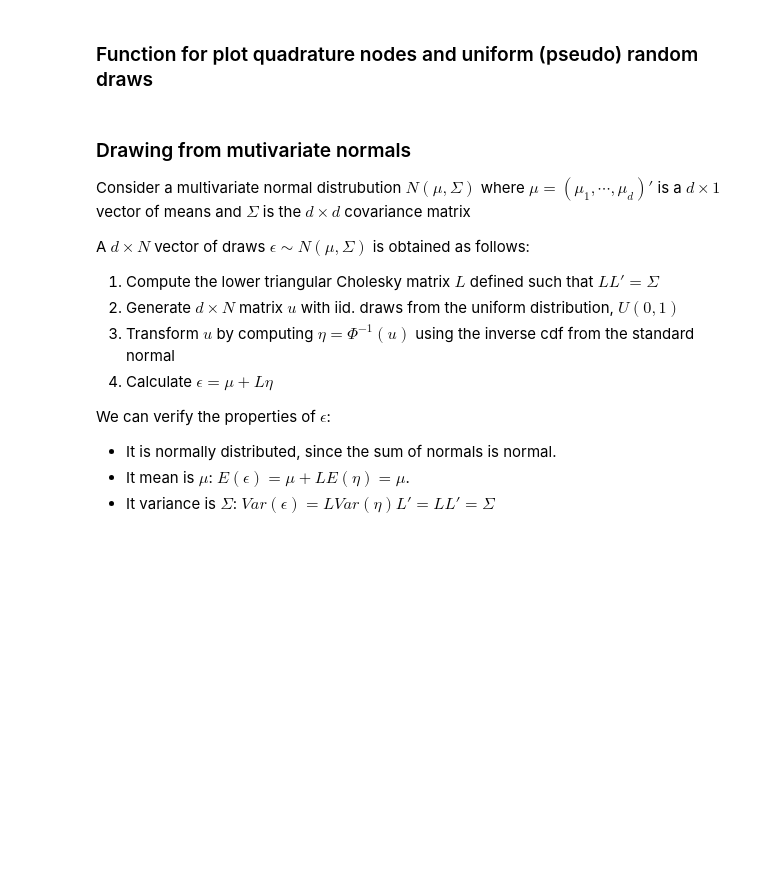
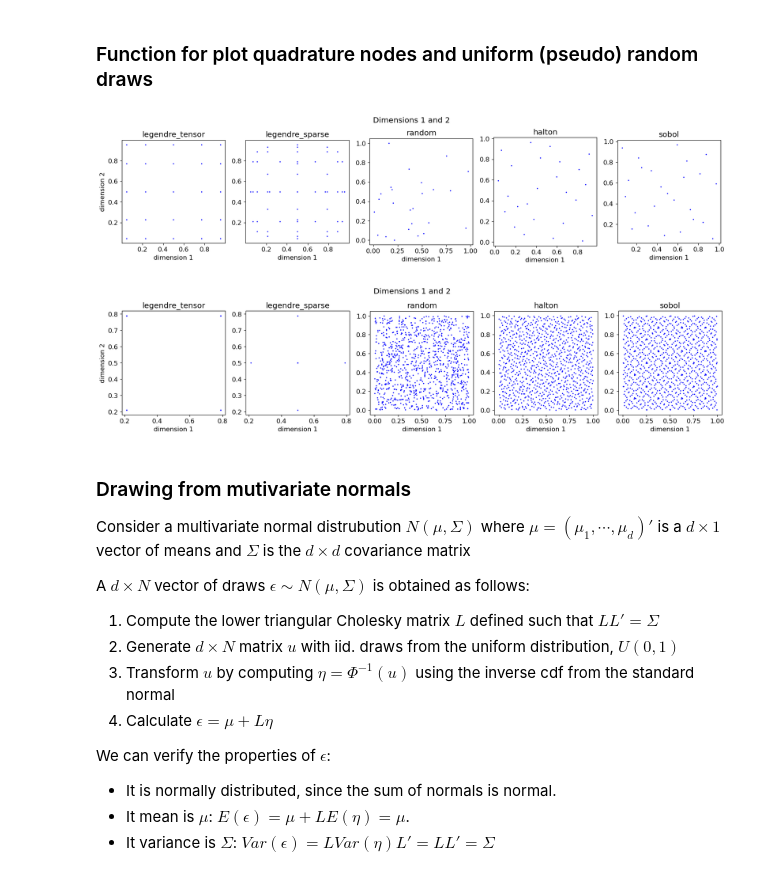
Before and after one commit to bschjerning/dp_ucph, a Jupyter notebook: 1_theory_tools/04_multi_d_integration.ipynb, the cells around one changed output. Drawn from its saved outputs; the diff is of its cells as text; code cells hidden in the pictures; blank space fills up the shorter version.

```diff
--- a/1_theory_tools/04_multi_d_integration.ipynb
+++ b/1_theory_tools/04_multi_d_integration.ipynb
@@ -305,3 +328,9 @@ plot_draws(n=5**2)
+# %%
+n=5; d=2; plot_draws(n**d, d)
+n=2; d=10; plot_draws(n**d, d)
+# %% [output]
+[figure, added]
+[figure, added]
 # %% [markdown]
 ### Drawing from mutivariate normals
 Consider a multivariate normal distrubution $N(\mu,\Sigma)$ where $\mu=(\mu_1,\cdots, \mu_d)'$ is a $d \times 1$ vector of means and $\Sigma$ is the $d \times d$ covariance matrix
```
Also changed, not shown: parts of 22 cells of this notebook, 9 other files.
